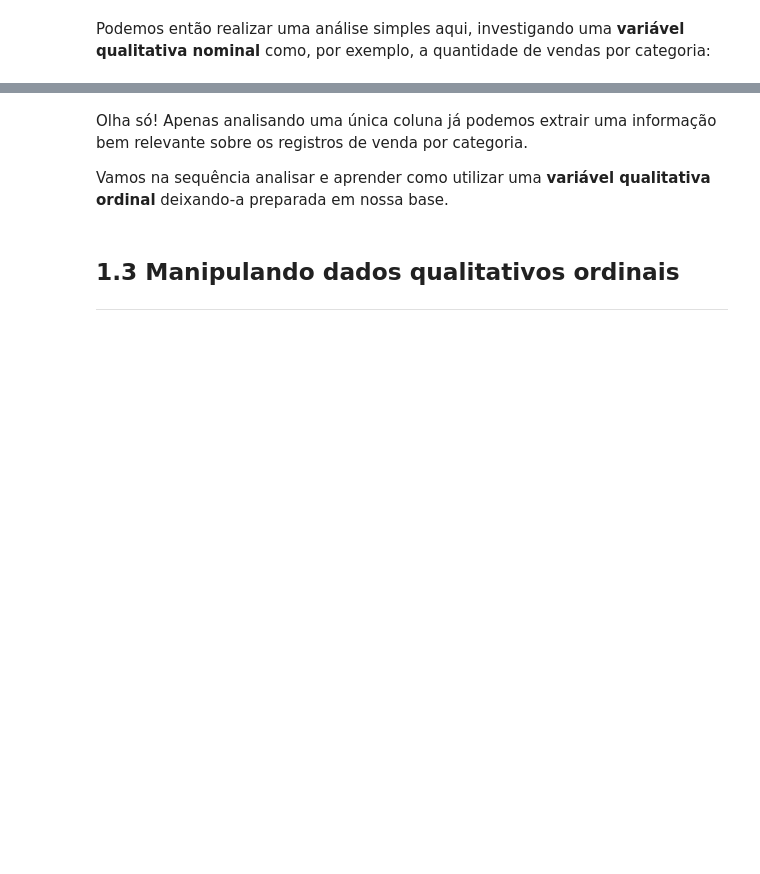
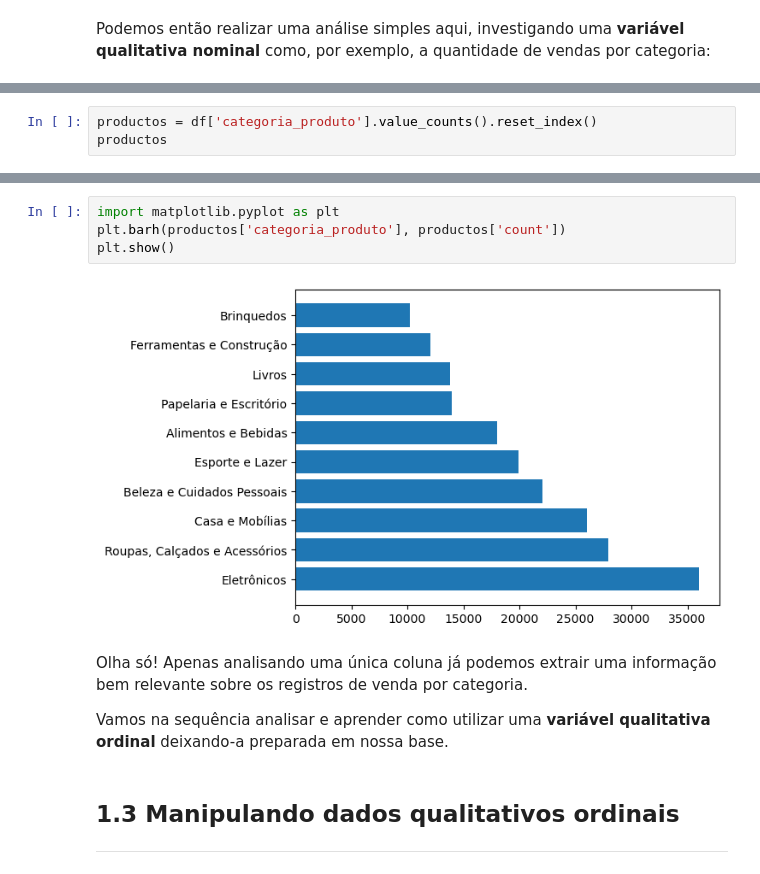
Before and after one commit to ygor-github/Curso_Estatistica_com_Python, a Jupyter notebook: Projeto_Inicial_Estatística_com_Python_frequencias_e_medidas.ipynb, the cells around one changed output, grey strips where cells are left out. Cells and saved outputs as stored; diff of their text form; blank space fills up the shorter version.

```diff
--- a/Projeto_Inicial_Estatística_com_Python_frequencias_e_medidas.ipynb
+++ b/Projeto_Inicial_Estatística_com_Python_frequencias_e_medidas.ipynb
@@ -90,0 +149,3 @@ Podemos então realizar uma análise simples aqui, investigando uma **variável
+# %%
+productos = df['categoria_produto'].value_counts().reset_index()
+productos
@@ -91,3 +164,9 @@ Podemos então realizar uma análise simples aqui, investigando uma **variável
+# %%
+import matplotlib.pyplot as plt
+plt.barh(productos['categoria_produto'], productos['count'])
+plt.show()
+# %% [output]
+[figure, added]
 # %% [markdown]
 Olha só! Apenas analisando uma única coluna já podemos extrair uma informação bem relevante sobre os registros de venda por categoria.
 
```
Also changed, not shown: parts of 25 cells of this notebook.
